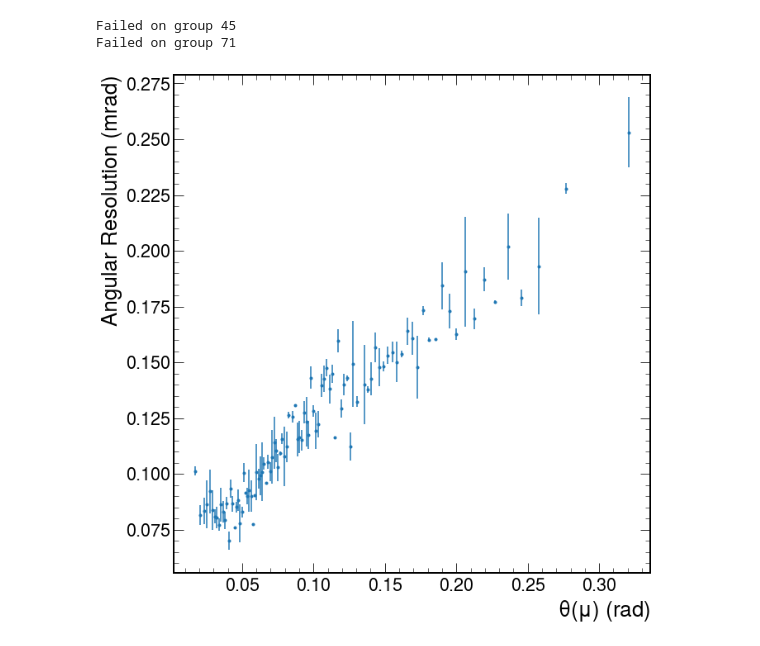
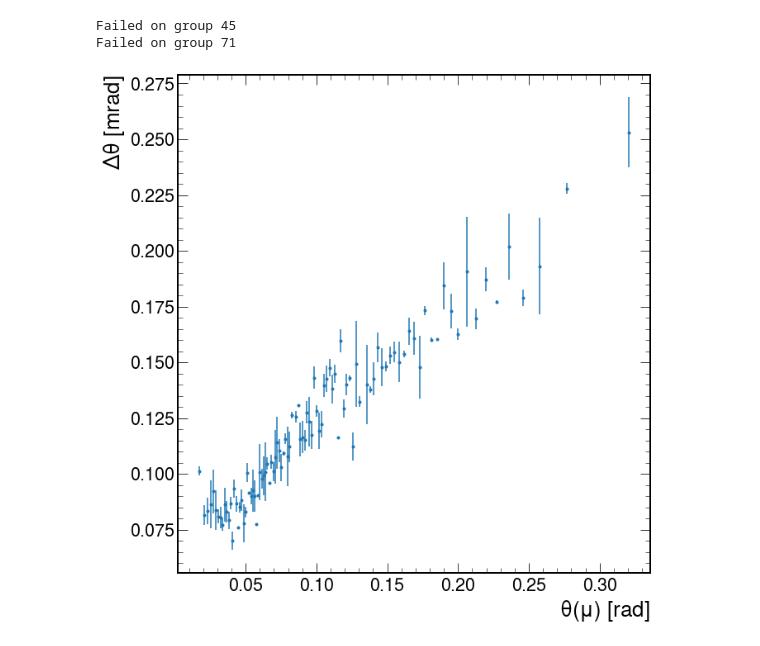
Before and after one commit to ChandlerKenworthy/Y4RareDecayProject, a Jupyter notebook: detector_resolution/NewAngularResolution.ipynb, the cells around one changed output. Drawn from its saved outputs; the diff is of its cells as text; code cells hidden in the pictures.

```diff
--- a/detector_resolution/NewAngularResolution.ipynb
+++ b/detector_resolution/NewAngularResolution.ipynb
@@ -134,21 +134,25 @@ for i, group in enumerate(g):
 # %% [output]
 Failed on group 45
 Failed on group 71
+# %%
+# This plot is of delta theta/theta versus theta
+x = np.array([np.mean(grp[1][f'{lepton}_TRUE_Theta']) for grp in g])
+y = np.abs(np.array([p[0][2] for p in params]))
+yerr = np.array([p[0][1] for p in params])
+
+y_over_theta = y / x
+yerr_over_theta = yerr / x
 # %%
-x = np.array([np.mean(grp[1][f'{lepton}_TRUE_Theta']) for grp in g])
-y = np.abs(np.array([p[0][2] for p in params])*1e3)
-yerr = np.array([p[0][1] for p in params])*1e3
-
-all = np.array([x, y, yerr]).T
+all = np.array([x, y*1e3, yerr*1e3]).T
 all = all[np.where(all[:,1] != 0)]
 
 fig, ax = plt.subplots(1, 1)
 #ax.set_title(f"Angular Resolution of {lepton}")
 ax.errorbar(all[:,0], all[:,1], yerr=all[:,2], fmt='.', label='Resolution')
-plt.ylabel('Angular Resolution (mrad)')
-plt.xlabel(r'$\theta(\mu)$ (rad)')
+plt.ylabel(r'$\Delta\theta$ [mrad]')
+plt.xlabel(r'$\theta(\mu)$ [rad]')
 plt.tight_layout()
 plt.savefig(f'../images/Resolution/{lepton}_Angular_Resolution.png', dpi=800)
 plt.show()
 # %% [output]
-[figure, old version]
+[figure, new version]
```
Also changed, not shown: parts of 2 cells of this notebook.
